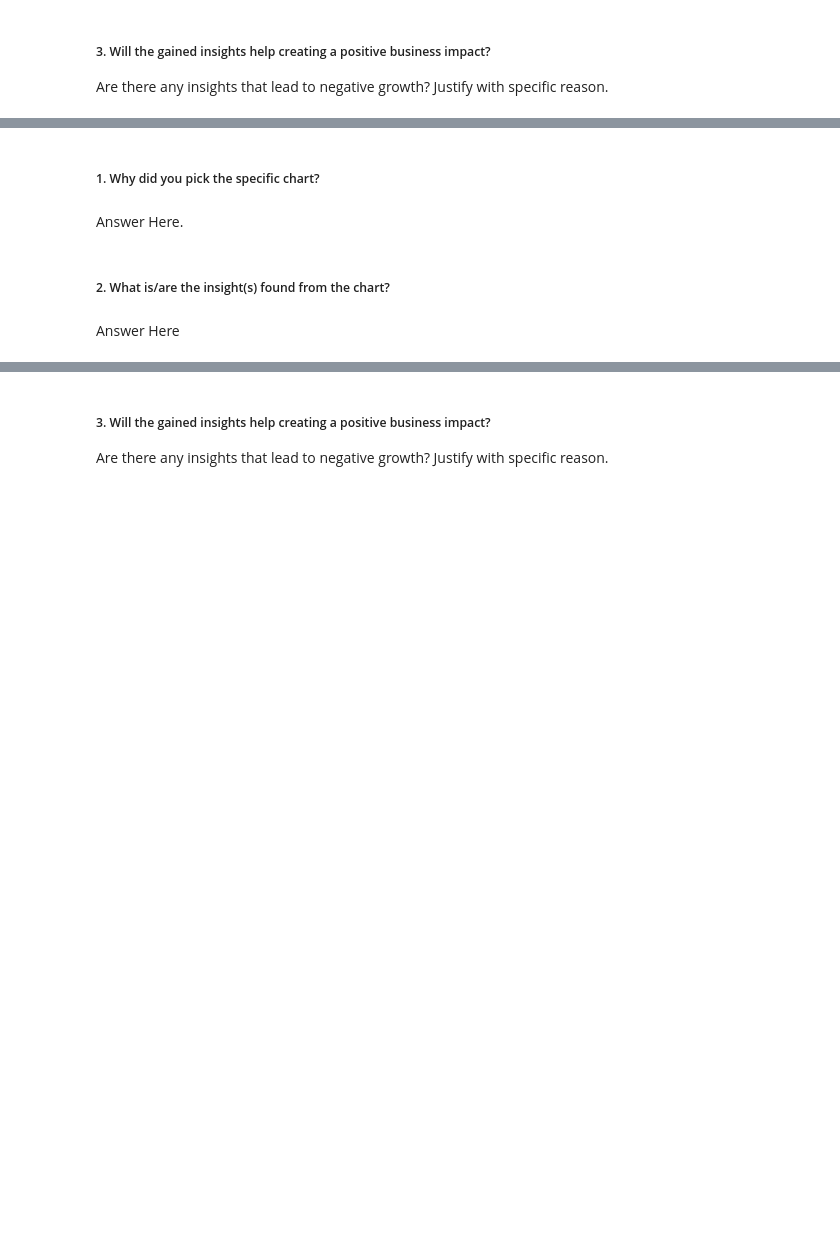
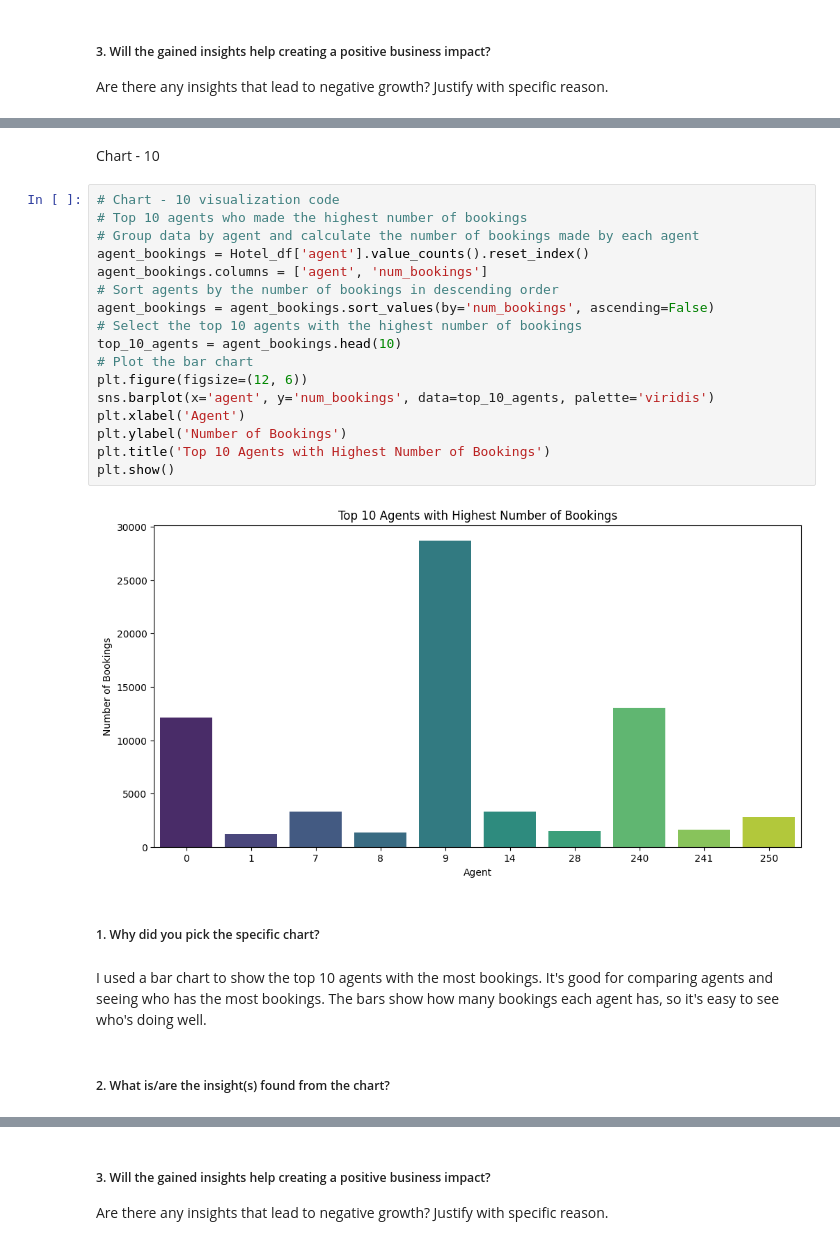
Before and after one commit to Sonall2023/Capstone_EDA_Hotel_booking, a Jupyter notebook: Hotel_Booking_Analysis.ipynb, the cells around one changed output, grey strips where cells are left out. Cells and saved outputs as stored; diff of their text form; blank space fills up the shorter version.

```diff
--- a/Hotel_Booking_Analysis.ipynb
+++ b/Hotel_Booking_Analysis.ipynb
@@ -812,8 +859,27 @@ Answer Here
+# %% [markdown]
+Chart - 10
+# %%
+# Chart - 10 visualization code
+# Top 10 agents who made the highest number of bookings
+# Group data by agent and calculate the number of bookings made by each agent
+agent_bookings = Hotel_df['agent'].value_counts().reset_index()
+agent_bookings.columns = ['agent', 'num_bookings']
+# Sort agents by the number of bookings in descending order
+agent_bookings = agent_bookings.sort_values(by='num_bookings', ascending=False)
+# Select the top 10 agents with the highest number of bookings
+top_10_agents = agent_bookings.head(10)
+# Plot the bar chart
+plt.figure(figsize=(12, 6))
+sns.barplot(x='agent', y='num_bookings', data=top_10_agents, palette='viridis')
+plt.xlabel('Agent')
+plt.ylabel('Number of Bookings')
+plt.title('Top 10 Agents with Highest Number of Bookings')
+plt.show()
+# %% [output]
+[figure, added]
 # %% [markdown]
 ##### 1. Why did you pick the specific chart?
-# %% [markdown]
-Answer Here.
+# %% [markdown]
+I used a bar chart to show the top 10 agents with the most bookings. It's good for comparing agents and seeing who has the most bookings. The bars show how many bookings each agent has, so it's easy to see who's doing well.
 # %% [markdown]
 ##### 2. What is/are the insight(s) found from the chart?
-# %% [markdown]
-Answer Here
```
Also changed, not shown: parts of 66 cells of this notebook.
